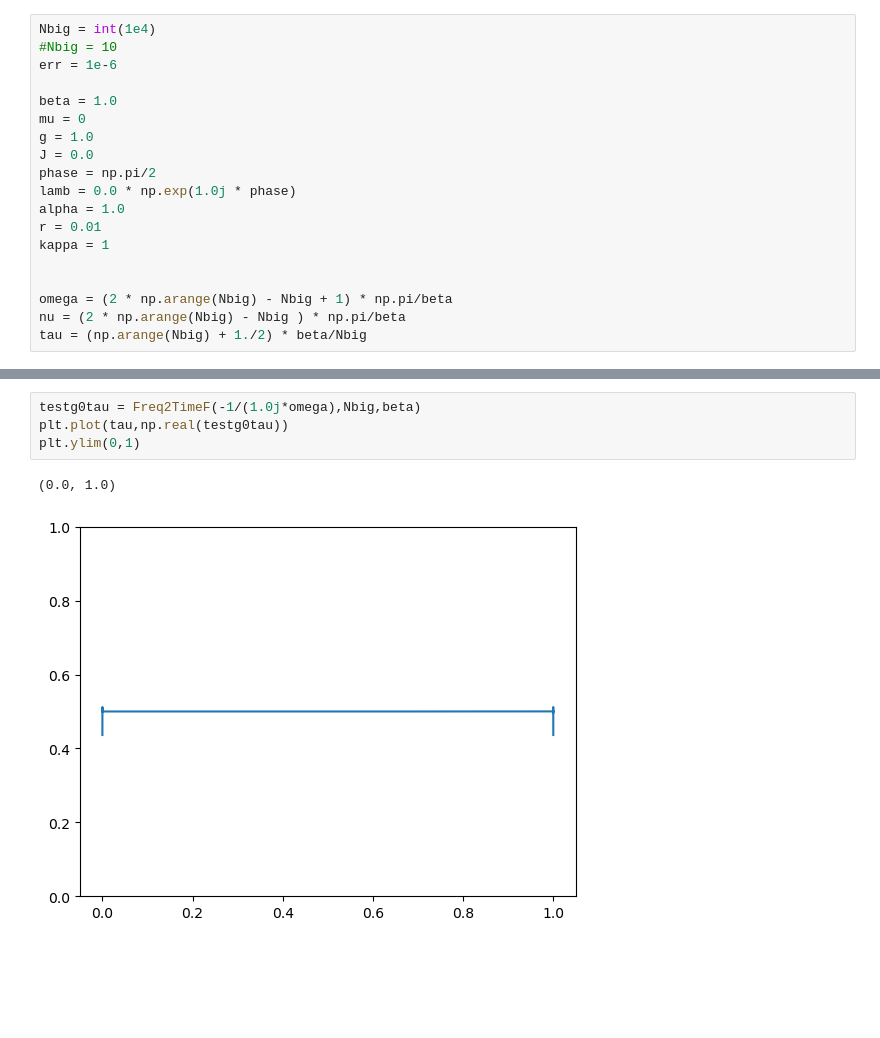
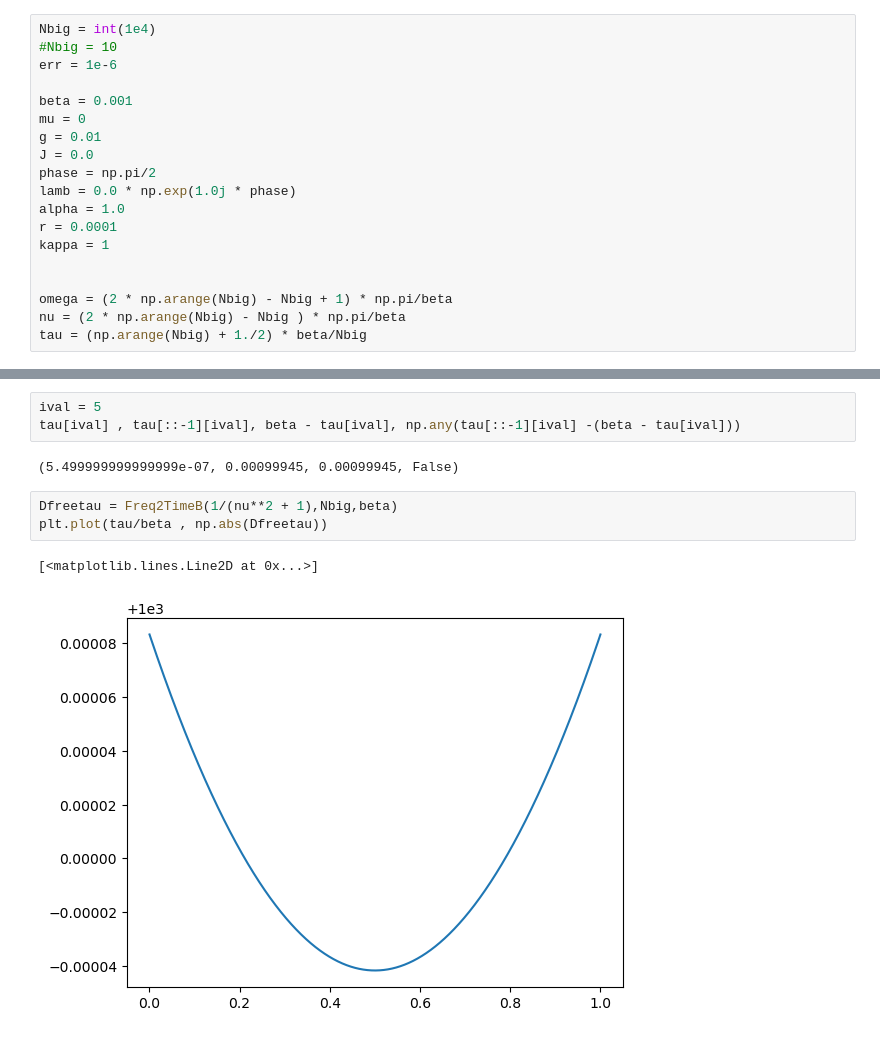
Before and after one commit to aravindhshankar/TwoSidedYSYK, a Jupyter notebook: Metal_Imag_time.ipynb, the cells around one changed output, grey strips where cells are left out. Cells and saved outputs as stored; diff of their text form; blank space fills up the shorter version.

```diff
--- a/Metal_Imag_time.ipynb
+++ b/Metal_Imag_time.ipynb
@@ -10,14 +9,14 @@ Nbig = int(1e4)
 #Nbig = 10
 err = 1e-6
 
-beta = 1.0
+beta = 0.001
 mu = 0
-g = 1.0
+g = 0.01
 J = 0.0
 phase = np.pi/2
 lamb = 0.0 * np.exp(1.0j * phase)
 alpha = 1.0
-r = 0.01
+r = 0.0001
 kappa = 1
 
 
@@ -122,7 +124,11 @@ plt.legend()
-# %%
-testg0tau = Freq2TimeF(-1/(1.0j*omega),Nbig,beta)
-plt.plot(tau,np.real(testg0tau))
-plt.ylim(0,1)
-# %% [output]
-(0.0, 1.0)
-[figure, removed]
+# %%
+ival = 5
+tau[ival] , tau[::-1][ival], beta - tau[ival], np.any(tau[::-1][ival] -(beta - tau[ival]))
+# %% [output]
+(5.499999999999999e-07, 0.00099945, 0.00099945, False)
+# %%
+Dfreetau = Freq2TimeB(1/(nu**2 + 1),Nbig,beta)
+plt.plot(tau/beta , np.abs(Dfreetau))
+# %% [output]
+[<matplotlib.lines.Line2D at 0x...>]
+[figure, added]
```
Also changed, not shown: parts of 6 cells of this notebook, 1 other file.
